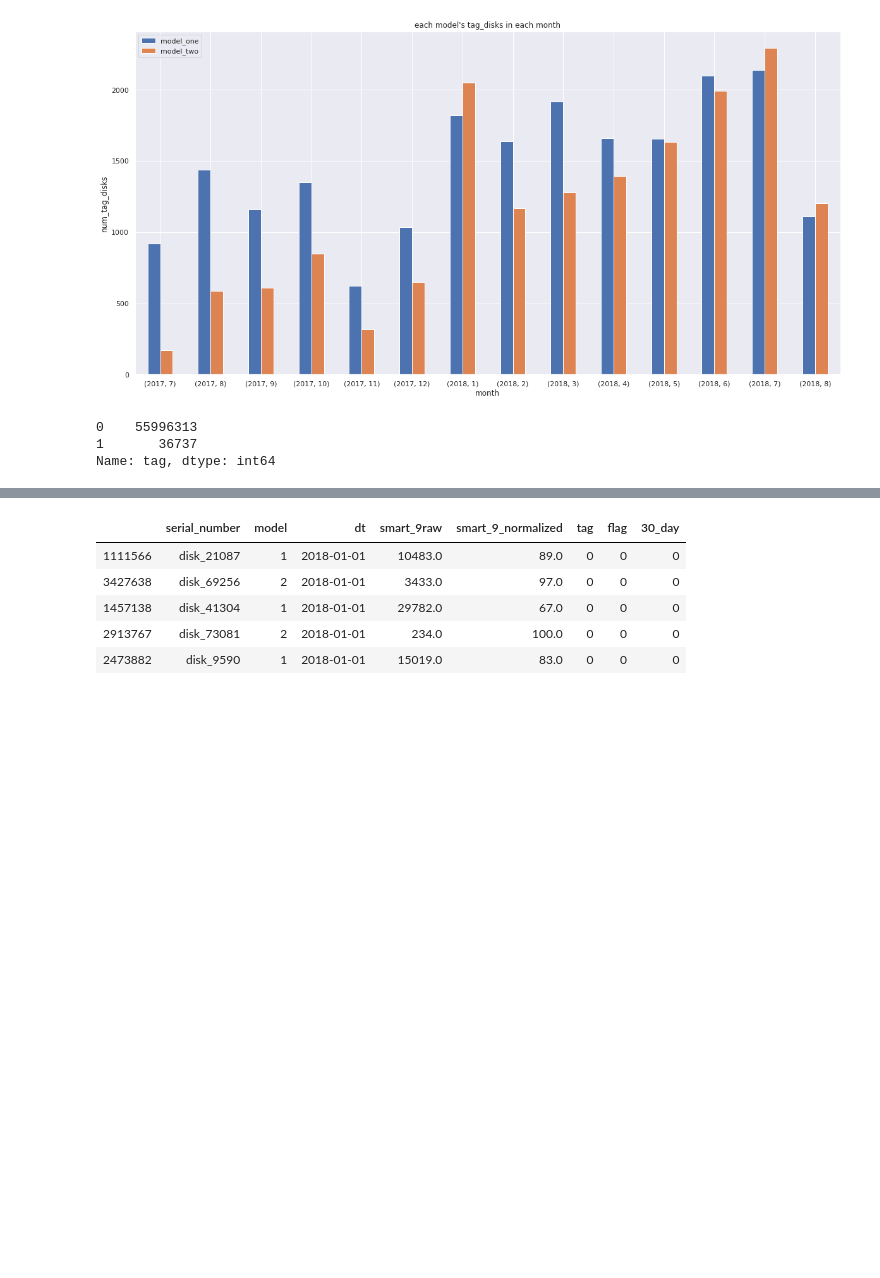
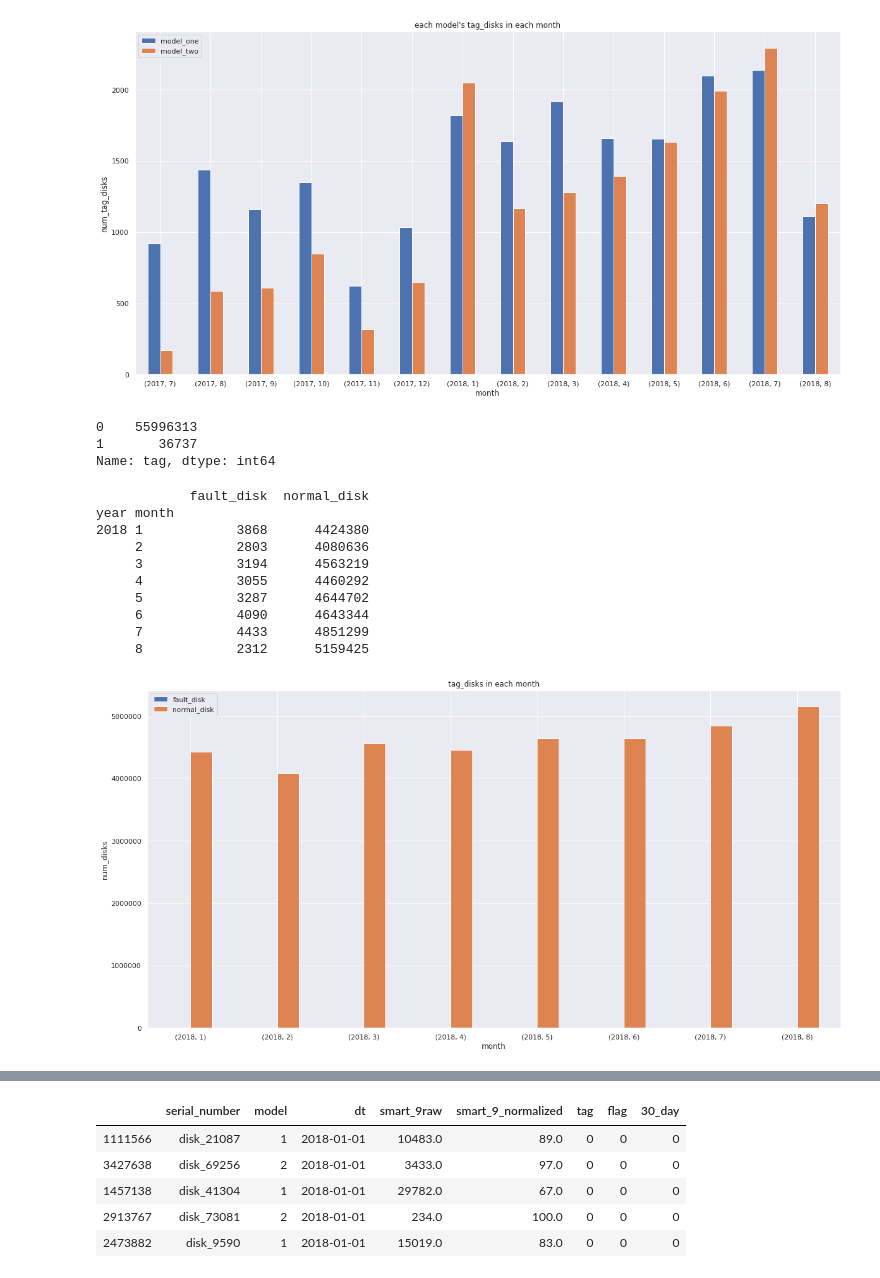
Before and after one commit to DevinWang23/tianchi_ai_ops_2020, a Jupyter notebook: jupyter_notebook/data_analysis.ipynb, the cells around one changed output, grey strips where cells are left out. Saved outputs shown, nothing was run; the diff lists cells and outputs as text; code cells hidden in the pictures; blank space fills up the shorter version.

```diff
--- a/jupyter_notebook/data_analysis.ipynb
+++ b/jupyter_notebook/data_analysis.ipynb
@@ -239,3 +227,32 @@ train_fe_df.tag.value_counts()
 0    55996313
 1       36737
 Name: tag, dtype: int64
+# %%
+# plot the each month the num of normal disk and fault disk
+def plot_each_month_fault_disk_num_and_normal_disk_num(using_label):
+    train_fe_df['year'] =  train_fe_df['dt'].dt.year.astype(np.int32)
+    train_fe_df['month'] = train_fe_df['dt'].dt.month.astype(np.int32)
+    train_temp_df  = train_fe_df[['month',using_label,'model','year']]
+    train_temp_group = train_temp_df.groupby(['year','month'])
+    temp_model_one = pd.Series(train_temp_group.apply(lambda x: len(x[x[using_label]==1])))
+    temp_model_two = pd.Series(train_temp_group.apply(lambda x: len(x[x[using_label]==0])))
+    df = pd.DataFrame({"fault_disk":temp_model_one,"normal_disk":temp_model_two})
+    print(df)
+    ax = df.plot.bar( rot=0, title="%s_disks in each month"%using_label)
+    ax.set_xlabel("month")
+    ax.set_ylabel("num_disks")
+    plt.show()
+# %%
+plot_each_month_fault_disk_num_and_normal_disk_num('tag')
+# %% [output]
+            fault_disk  normal_disk
+year month
+2018 1            3868      4424380
+     2            2803      4080636
+     3            3194      4563219
+     4            3055      4460292
+     5            3287      4644702
+     6            4090      4643344
+     7            4433      4851299
+     8            2312      5159425
+[figure, added]
```
Also changed, not shown: parts of 55 cells of this notebook, 16 other files.
